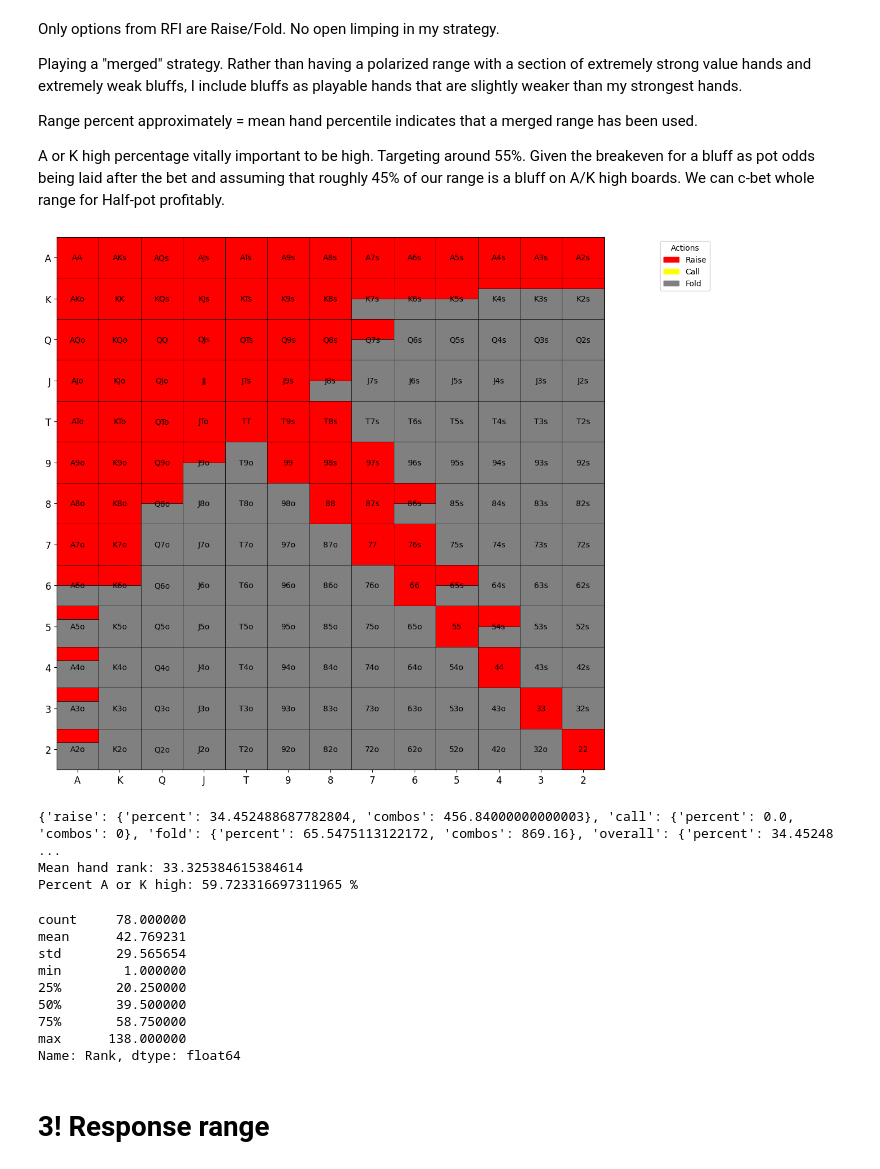
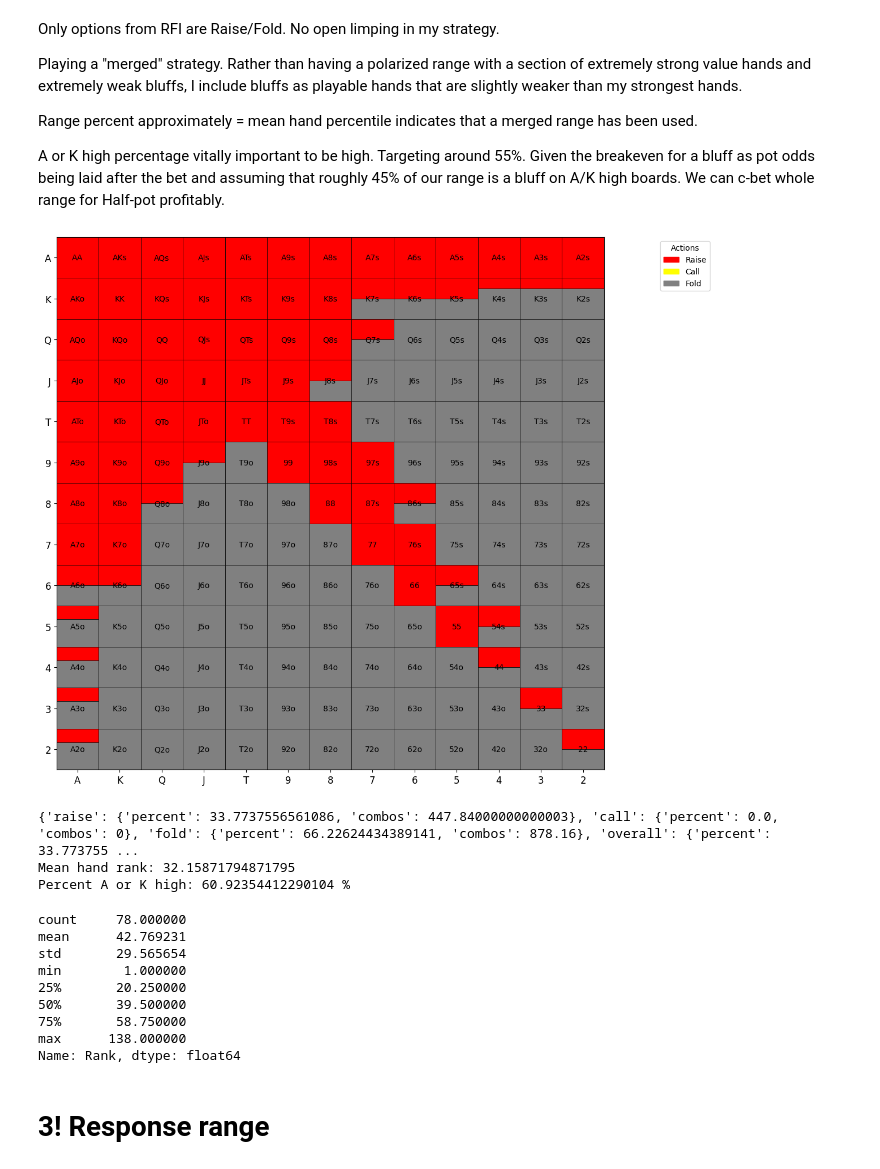
Before and after one commit to KunaalAgarwal/poker_analysis, a Jupyter notebook: src/btn_ranges.ipynb, the cells around one changed output. Cells and saved outputs as stored; diff of their text form; code cells hidden in the pictures.

```diff
--- a/src/btn_ranges.ipynb
+++ b/src/btn_ranges.ipynb
@@ -30,9 +30,9 @@ rfi_range = {
     "88": {"raise": 1.0, "call": 0.0},
     "66": {"raise": 1.0, "call": 0.0},
     "55": {"raise": 1.0, "call": 0.0},
-    "44": {"raise": 1.0, "call": 0.0},
-    "33": {"raise": 1.0, "call": 0.0},
-    "22": {"raise": 1.0, "call": 0.0},
+    "44": {"raise": 0.5, "call": 0.0},
+    "33": {"raise": 0.5, "call": 0.0},
+    "22": {"raise": 0.5, "call": 0.0},
 
     "AKs": {"raise": 1.0, "call": 0.0},
     "AQs": {"raise": 1.0, "call": 0.0},
@@ -105,37 +105,37 @@ rfi_range = {
     "97s": {"raise": 1.0, "call": 0.0},
 
     "87s": {"raise": 1.0, "call": 0.0},
     "86s": {"raise": 0.5, "call": 0.0},
 
     "76s": {"raise": 1.0, "call": 0.0},
     "75s": {"raise": 0.0, "call": 0.0},
 
     "65s": {"raise": 0.5, "call": 0.0},
 
     "54s": {"raise": 0.5, "call": 0.0},
 
     "43s": {"raise": 0.0, "call": 0.0},
 
     "32s": {"raise": 0.0, "call": 0.0},
 }
 # Visualize the range
 rfi = range_construction.generate_range(rfi_range, '../ranges/btn_ranges/btn_rfi.png')
 rfi_distribution = range_construction.range_hand_distribution(rfi_range)
 rfi_percent_by_actions = range_construction.range_percent_by_all_actions(rfi_range)
 rfi_mean_hand_rank = range_construction.average_range_rank(rfi_range)
 
 
 print(rfi_percent_by_actions)
 print(f'Mean hand rank: {rfi_mean_hand_rank}')
 print(f'Percent A or K high: {range_construction.percent_range_high_card(rfi_range)} %')
 
 rfi_distribution[1].to_csv('../ranges/btn_ranges/btn_rfi_distribution.csv')
 rfi_distribution[0]
 # %% [output]
-[figure, old version]
+[figure, new version]
-{'raise': {'percent': 34.452488687782804, 'combos': 456.84000000000003}, 'call': {'percent': 0.0, 'combos': 0}, 'fold': {'percent': 65.5475113122172, 'combos': 869.16}, 'overall': {'percent': 34.45248 ...
-Mean hand rank: 33.325384615384614
-Percent A or K high: 59.723316697311965 %
+{'raise': {'percent': 33.7737556561086, 'combos': 447.84000000000003}, 'call': {'percent': 0.0, 'combos': 0}, 'fold': {'percent': 66.22624434389141, 'combos': 878.16}, 'overall': {'percent': 33.773755 ...
+Mean hand rank: 32.15871794871795
+Percent A or K high: 60.92354412290104 %
 count     78.000000
 mean      42.769231
 std       29.565654
```
Also changed, not shown: 2 other files.
